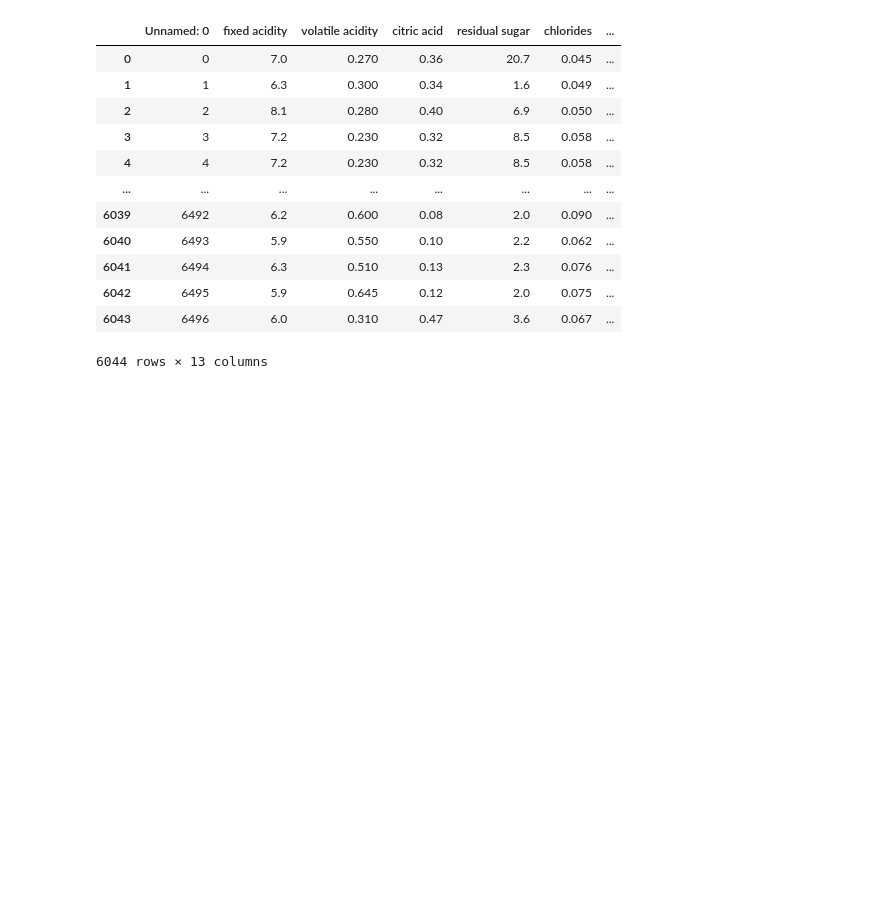
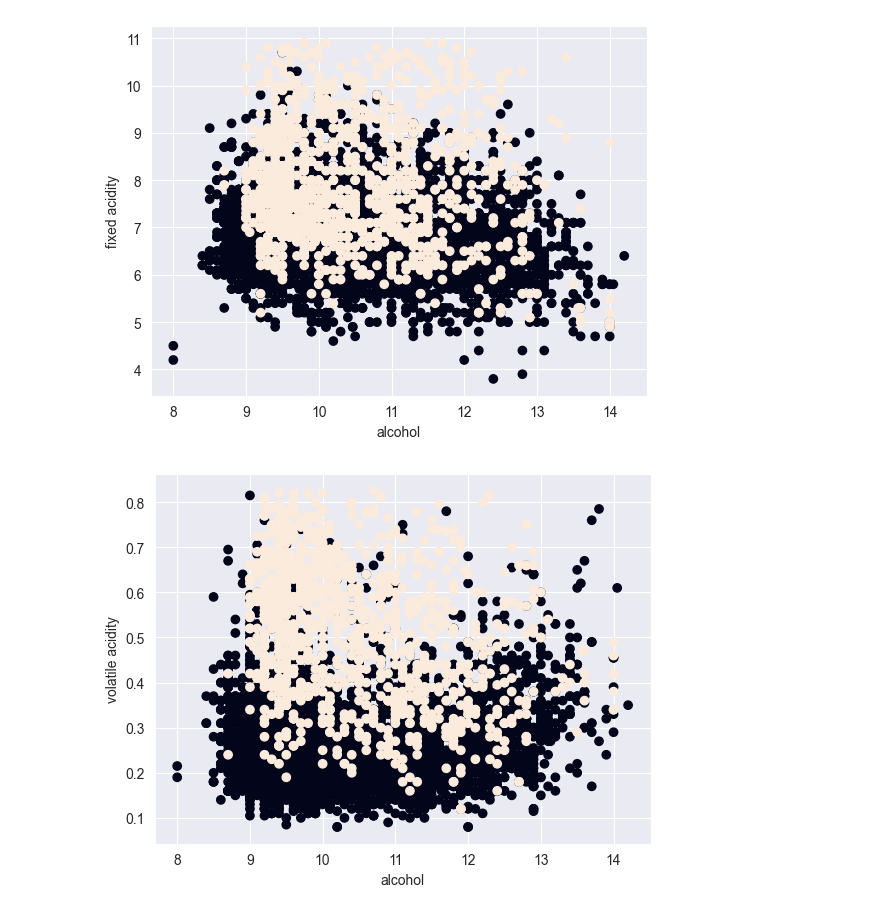
Before and after one commit to kayvon-taee/ML, a Jupyter notebook: project_1/other_plots.ipynb, the cells around one changed output. Saved outputs shown, nothing was run; the diff lists cells and outputs as text; code cells hidden in the pictures; blank space fills up the shorter version.

```diff
--- a/project_1/other_plots.ipynb
+++ b/project_1/other_plots.ipynb
@@ -9,7 +9,6 @@ pca = PCA(n_components=3)
 standard_scalar = StandardScaler()
 pipeline = make_pipeline(standard_scalar, pca)
 print(data.head())
-data_without_quality_var = data.drop(columns=['Unnamed: 0','quality'])
-pipeline.fit_transform(data_without_quality_var)
+pipeline.fit_transform(data)
 explained_variance = pca.explained_variance_ratio_
 # %% [output]
@@ -124,18 +126,10 @@ for pca_number in range(1, 2):
 [figure]
 # %%
-pca.components_
-data_without_quality_var
+for column in data.columns:
+    plt.scatter(data=data,x="alcohol",y=column,c="colour")
+    plt.xlabel("alcohol")
+    plt.ylabel(column)
+    plt.show()
 # %% [output]
-|  | Unnamed: 0 | fixed acidity | volatile acidity | citric acid | residual sugar | chlorides | ... |
-| 0 | 0 | 7.0 | 0.270 | 0.36 | 20.7 | 0.045 | ... |
-| 1 | 1 | 6.3 | 0.300 | 0.34 | 1.6 | 0.049 | ... |
-| 2 | 2 | 8.1 | 0.280 | 0.40 | 6.9 | 0.050 | ... |
-| 3 | 3 | 7.2 | 0.230 | 0.32 | 8.5 | 0.058 | ... |
-| 4 | 4 | 7.2 | 0.230 | 0.32 | 8.5 | 0.058 | ... |
-| ... | ... | ... | ... | ... | ... | ... | ... |
-| 6039 | 6492 | 6.2 | 0.600 | 0.08 | 2.0 | 0.090 | ... |
-| 6040 | 6493 | 5.9 | 0.550 | 0.10 | 2.2 | 0.062 | ... |
-| 6041 | 6494 | 6.3 | 0.510 | 0.13 | 2.3 | 0.076 | ... |
-| 6042 | 6495 | 5.9 | 0.645 | 0.12 | 2.0 | 0.075 | ... |
-| 6043 | 6496 | 6.0 | 0.310 | 0.47 | 3.6 | 0.067 | ... |
-6044 rows × 13 columns
+[figure, added]
+[figure, added]
```
Also changed, not shown: parts of 3 cells of this notebook, 18 other files.
